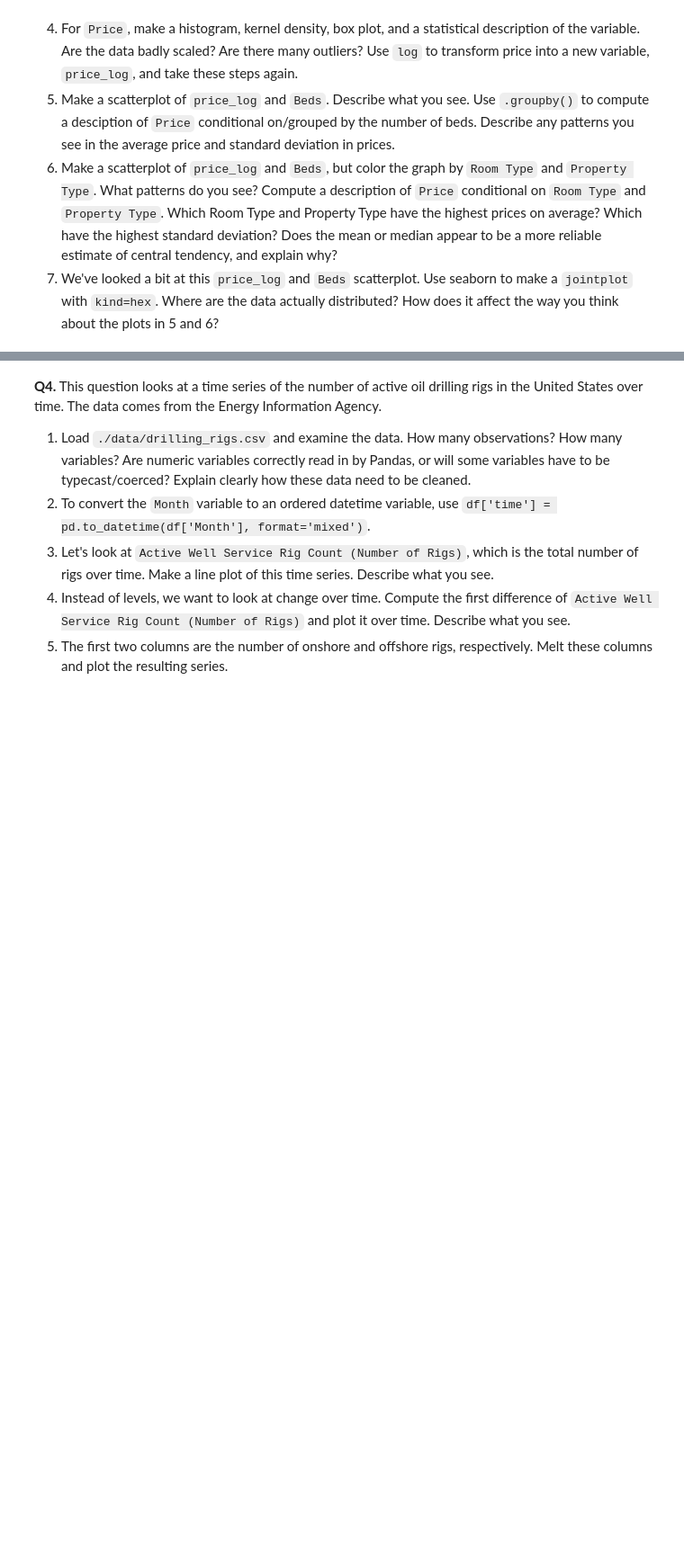
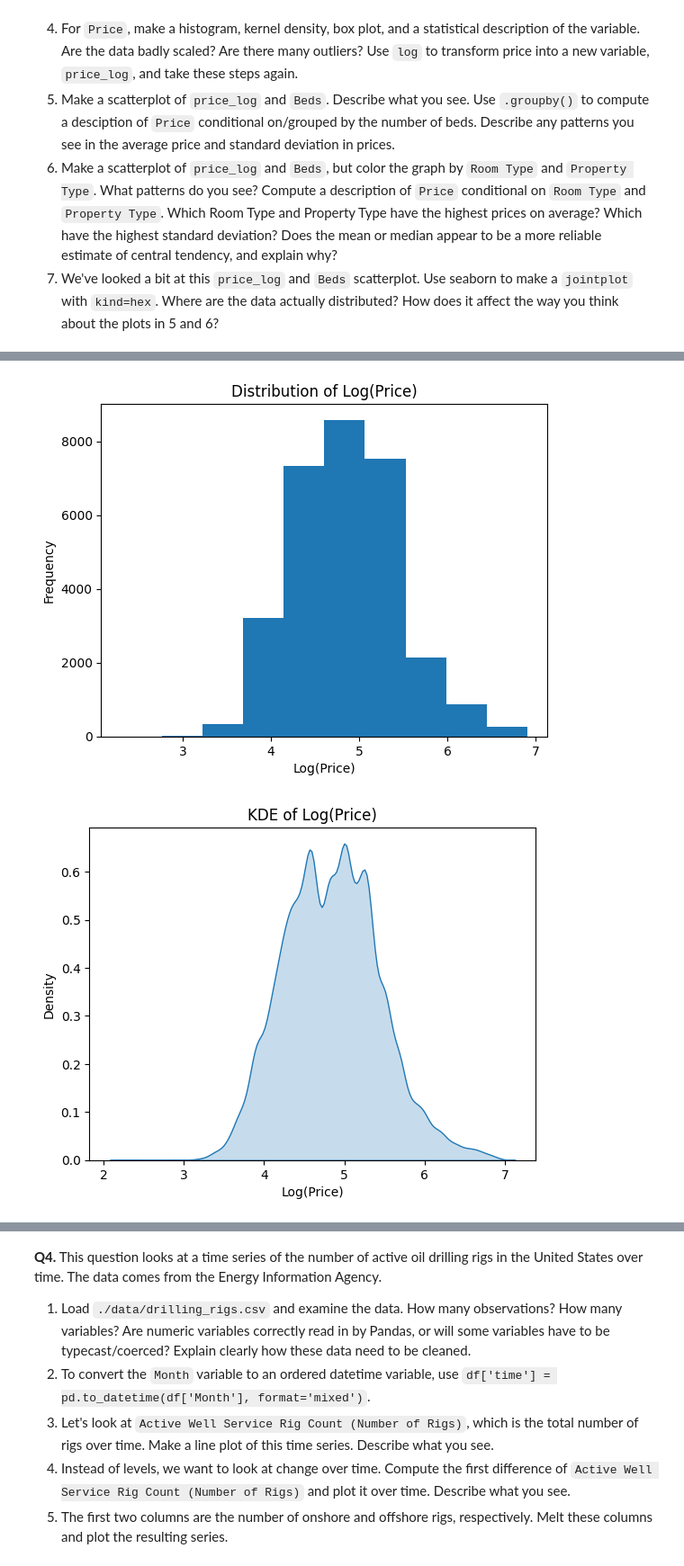
Before and after one commit to Quole0812/EDA, a Jupyter notebook: assignment/assignment.ipynb, the cells around one changed output, grey strips where cells are left out. Shown at 90% size. Drawn from its saved outputs; the diff is of its cells as text; code cells hidden in the pictures; blank space fills up the shorter version.

```diff
--- a/assignment/assignment.ipynb
+++ b/assignment/assignment.ipynb
@@ -209,0 +314,3 @@ Name: Foreign Gift Amount, dtype: int64
+# %%
+df['price_log'] = np.log(df['Price'])
+df['price_log'].describe()
@@ -209,0 +327,19 @@ Name: Foreign Gift Amount, dtype: int64
+# %%
+plt.hist(df['price_log'].dropna())
+plt.xlabel('Log(Price)')
+plt.ylabel('Frequency')
+plt.title('Distribution of Log(Price)')
+plt.show()
+
+sns.kdeplot(df['price_log'].dropna(), fill=True)
+plt.xlabel('Log(Price)')
+plt.title('KDE of Log(Price)')
+plt.show()
+
+plt.boxplot(df['price_log'].dropna())
+plt.ylabel('Log(Price)')
+plt.title('Box Plot of Log(Price)')
+plt.show()
+# %% [output]
+[figure, added]
+[figure, added]
```
Also changed, not shown: parts of 32 cells of this notebook.
